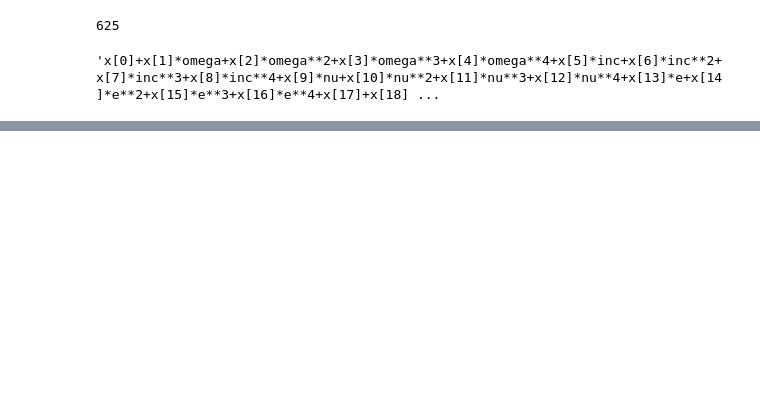
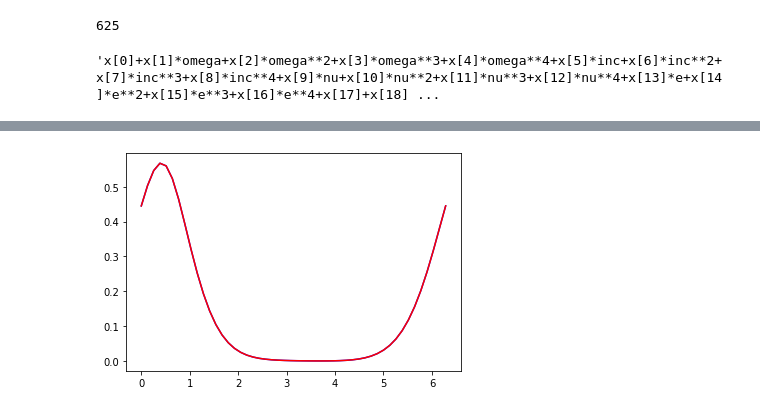
Before and after one commit to deanthedream/PrototypePlottingUtilsEXOSIMS, a Jupyter notebook: SolarSystemdMag/GeneratewvieEqns.ipynb, the cells around one changed output, grey strips where cells are left out. Drawn from its saved outputs; the diff is of its cells as text; code cells hidden in the pictures; blank space fills up the shorter version.

```diff
--- a/SolarSystemdMag/GeneratewvieEqns.ipynb
+++ b/SolarSystemdMag/GeneratewvieEqns.ipynb
@@ -74,0 +81,11 @@ for i in np.arange(len(outString)):
+# %%
+betaFunc = sp.acos(sp.sin(inc)*sp.sin(v+w)) #define beta, phase angle, as a function of KOE
+#Angle Addition Expanders
+sinvpw = sp.sin(v)*sp.cos(w) + sp.cos(v)*sp.sin(w)
+cosvpw = sp.cos(v)*sp.cos(w) - sp.sin(v)*sp.sin(w)
+sinvmw = sp.sin(v)*sp.cos(w) - sp.cos(v)*sp.sin(w)
+cosvmw = sp.cos(v)*sp.cos(w) + sp.sin(v)*sp.sin(w)
+betaFunc = betaFunc.subs(sp.sin(v+w),sinvpw)
+hypTan = (sp.exp(2*beta)-1)/(sp.exp(2*beta)+1)
+# %%
+rhs = (C-(hypTan.subs(beta,betaFunc))/B)*(e*sp.cos(v)+1)**2
@@ -74,0 +100,2 @@ for i in np.arange(len(outString)):
+# %%
+tmp= sp.expand(rhs.subs(A,0.78).subs(B,1.868).subs(C,0.529).subs(D,1.0758).subs(e,0.5).subs(w,np.pi/3.).subs(inc,np.pi/3.))
@@ -74,0 +106,12 @@ for i in np.arange(len(outString)):
+# %%
+nus = np.linspace(start=0,stop=2.*np.pi,num=50)
+rhss = [tmp.subs(v,nus[i]) for i in np.arange(len(nus))]
+tmp2 = tmp.args[0]+tmp.args[1]+tmp.args[2]+tmp.args[3]+tmp.args[4]+tmp.args[5]+tmp.args[6]+tmp.args[8]+tmp.args[7]
+rhss2 = [tmp2.subs(v,nus[i]) for i in np.arange(len(nus))]
+# %%
+plt.figure()
+plt.plot(nus,rhss,color='blue')
+plt.plot(nus,rhss2,color='red')
+plt.show(block=False)
+# %% [output]
+[figure, added]
```
Also changed, not shown: parts of 7 cells of this notebook, 2 other files.
